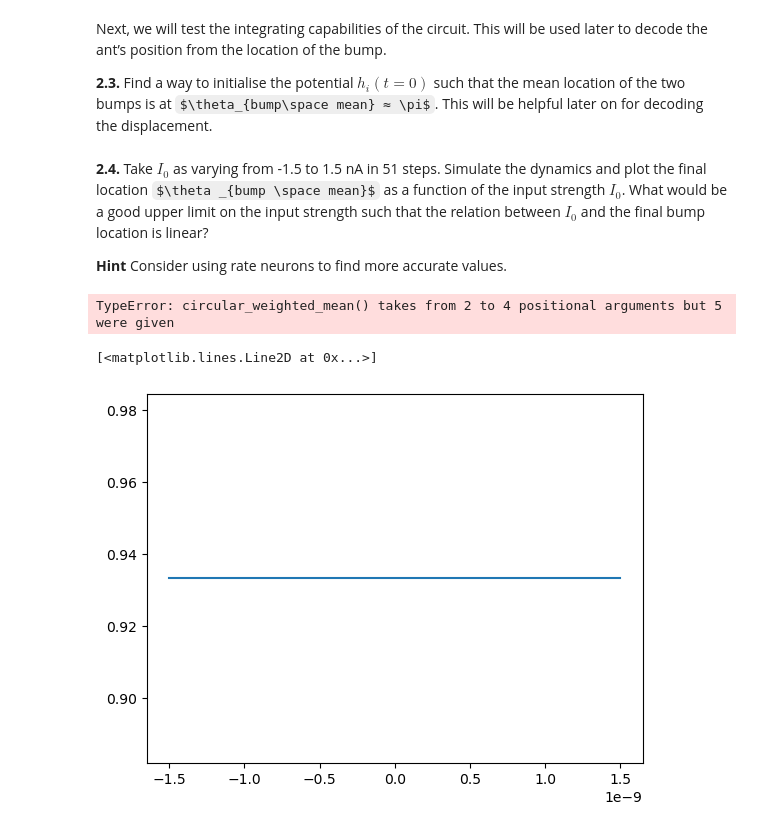
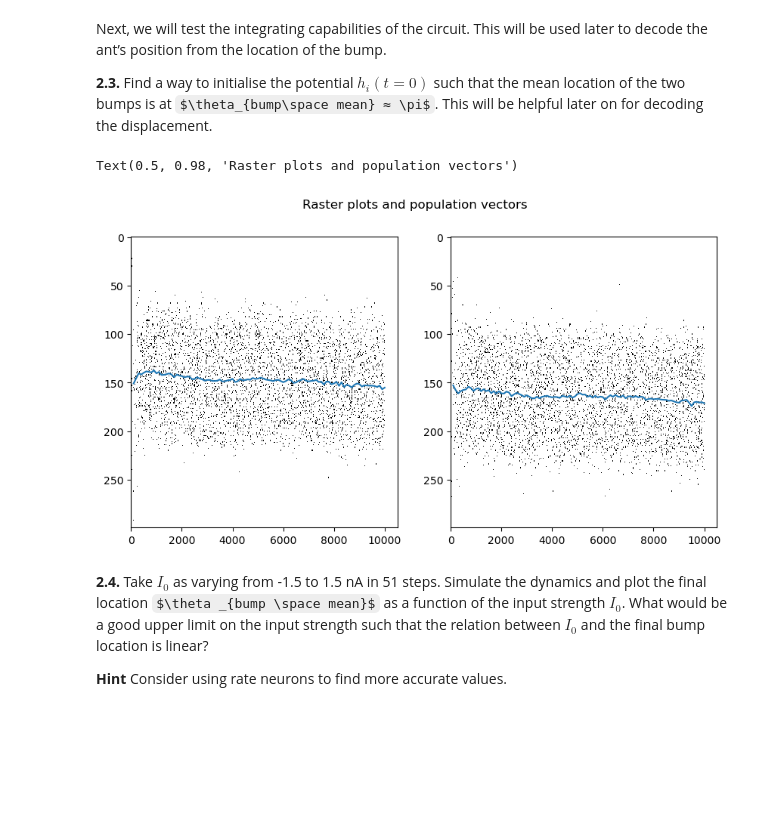
Before and after one commit to SanderMiesen/NeuroDyna, a Jupyter notebook: ProjNotebook.ipynb, the cells around one changed output. Saved outputs shown, nothing was run; the diff lists cells and outputs as text; code cells hidden in the pictures; some formulas as TeX source; blank space fills up the shorter version.

```diff
--- a/ProjNotebook.ipynb
+++ b/ProjNotebook.ipynb
@@ -645,9 +618,45 @@ Next, we will test the integrating capabilities of the circuit. This will be use
 
 **2.3.** Find a way to initialise the potential $h_i(t = 0)$ such that the mean location of the two bumps is at $\theta_{bump\space mean} ≈ \pi$. This will be helpful later on for decoding the displacement.
 # %%
-surrounding = 10 # how many neurons around pi???
-h_i = np.zeros(N)
-h_i[int(N/2) - int(surrounding/2):int(N/2) + int(surrounding/2)] = 1e-3
+# We initialise the potential at 1mV for the 20 neurons closest to pi
+surrounding = 20
+h_0_2_3 = np.zeros(N)
+h_0_2_3[int(N/2) - int(surrounding/2):int(N/2) + int(surrounding/2)] = 1e-3
+# %%
+# Define parameters and run the simulation
+N = 300
+T = 1
+delta_t = 1e-4
+alpha = 2e3
+beta = 0.5e-3
+r_0 = 1e3
+J = 3e-12
+R = 1e6
+tau = 10e-3
+theta = 10*np.pi/180
+
+x_L = np.linspace(0, 2*np.pi, N, endpoint=False)
+x_R = np.linspace(0, 2*np.pi, N, endpoint=False)
+
+# Compute initial voltages
+h0_L = h_0_2_3
+h0_R = h_0_2_3
+
+# Run the simulation
+h_L_2_3, spikes_L_2_3, r_L_2_3, h_R_2_3, spikes_R_2_3, r_R_2_3 = Model2_2(h0_L, h0_R, x_L, x_R, N, T, delta_t, J, alpha, beta, r_0, R, tau, theta)
+# %%
+# Plot the raster plot and population vectors
+fig, (ax1, ax2) = plt.subplots(1,2, figsize=(10,5))
+bumpL_2_3 = circular_weighted_mean(spikes_L_2_3, N)
+ax1.imshow(spikes_L_2_3, cmap='binary', interpolation='nearest', aspect="auto")
+ax1.plot(np.arange(100, 10100, 100), (bumpL_2_3/np.pi*N/2))
+bumpR_2_3 = circular_weighted_mean(spikes_R_2_3, N)
+ax2.imshow(spikes_R_2_3, cmap='binary', interpolation='nearest', aspect="auto")
+ax2.plot(np.arange(100, 10100, 100), (bumpR_2_3/np.pi*N/2))
+plt.suptitle(f'Raster plots and population vectors')
+# %% [output]
+Text(0.5, 0.98, 'Raster plots and population vectors')
+[figure, added]
 # %% [markdown]
 **2.4.** Take $I_0$ as varying from -1.5 to 1.5 nA in 51 steps. Simulate the dynamics and plot the final location $\theta _{bump \space mean}$ as a function of the input strength $I_0$. What would be a good upper limit on the input strength such that the relation between $I_0$ and the final bump location is linear?
 
@@ -751,33 +664,0 @@ def circular_weighted_mean_v2(rates, N, T=1, bin_size = 1e-2):
-# %%
-# Define parameters
-N = 300
-T = 0.1 # reduced so the running of the cell doesn't take too long
-delta_t = 1e-4
-alpha = 2e3
-beta = 0.5e-3
-r_0 = 1e3
-J = 3e-12
-R = 1e6
-tau = 10e-3
-theta = 10*np.pi/180
-
-# Set neuron positions
-x_L = np.linspace(0, 2*np.pi, N, endpoint=False)
-x_R = np.linspace(0, 2*np.pi, N, endpoint=False)
-
-# Set initial voltages
-h0_L = np.random.uniform(0, 1e-3, N)
-h0_R = np.random.uniform(0, 1e-3, N)
-
-# Set interval for I_0s
-I_0s = np.linspace(-1.5e-9, 1.5e-9, 51)
-
-# Run simulations and get mean of final bump locations
-final_bump_locs = []
-for i0 in I_0s:
-      h_L_2_4, spikes_L_2_4, r_L_2_4, h_R_2_4, spikes_R_2_4, r_R_2_4 = Model2_4(h0_L, h0_R, x_L, x_R, N, T, delta_t, J, alpha, beta, r_0, R, tau, theta, i0)
-      thetas_L = circular_weighted_mean(spikes_L_2_4, x_L, T, 1e-2, delta_t)
-      thetas_R = circular_weighted_mean(spikes_R_2_4, x_R, T, 1e-2, delta_t)
-      final_bump_locs.append((thetas_L[-1] + thetas_R[-1])/2)
-# %% [output]
-TypeError: circular_weighted_mean() takes from 2 to 4 positional arguments but 5 were given
@@ -815,5 +664,0 @@ for i0 in tqdm(I_0s):
-# %%
-plt.plot(I_0s, final_bump_locs)
-# %% [output]
-[<matplotlib.lines.Line2D at 0x...>]
-[figure, removed]
```
Also changed, not shown: parts of 58 cells of this notebook.
